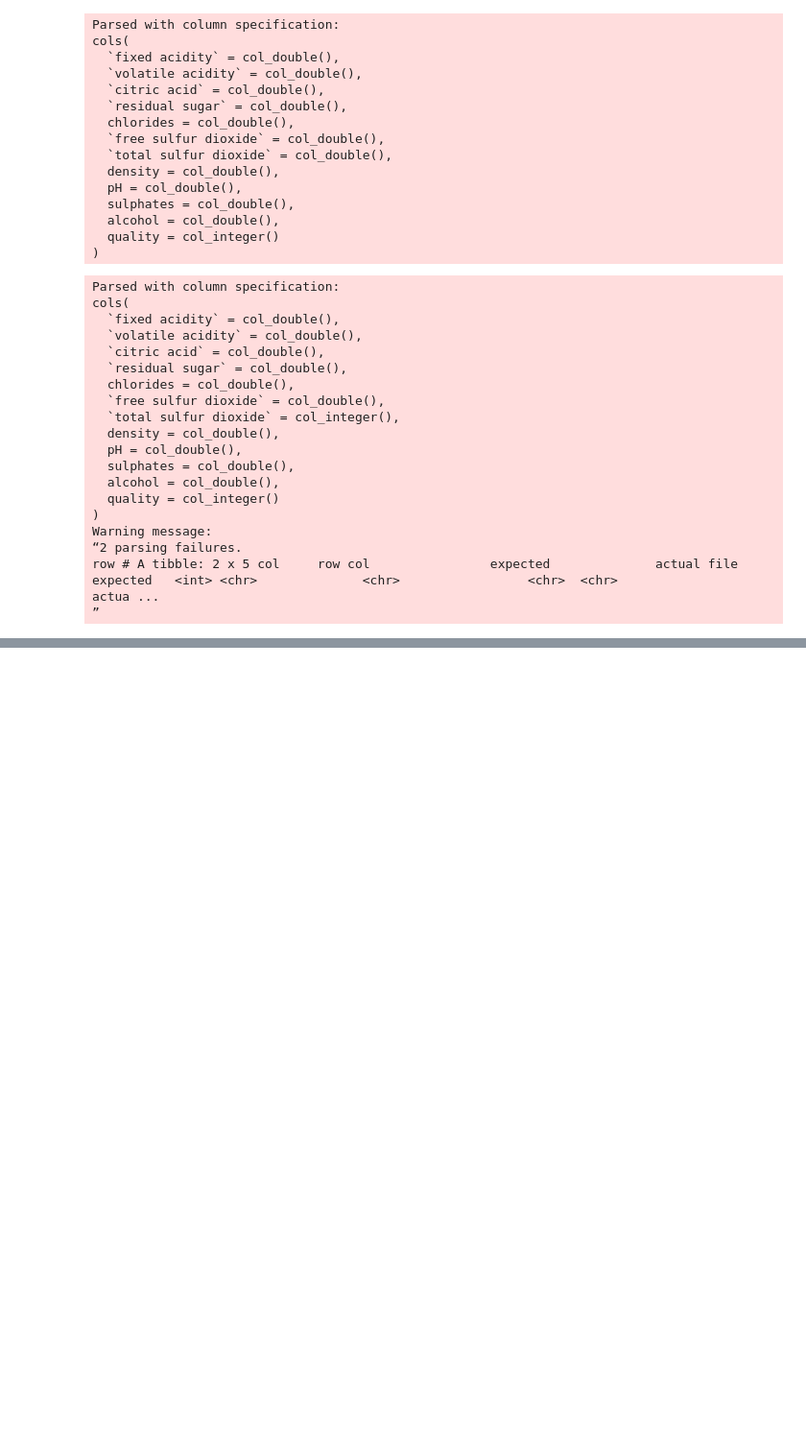
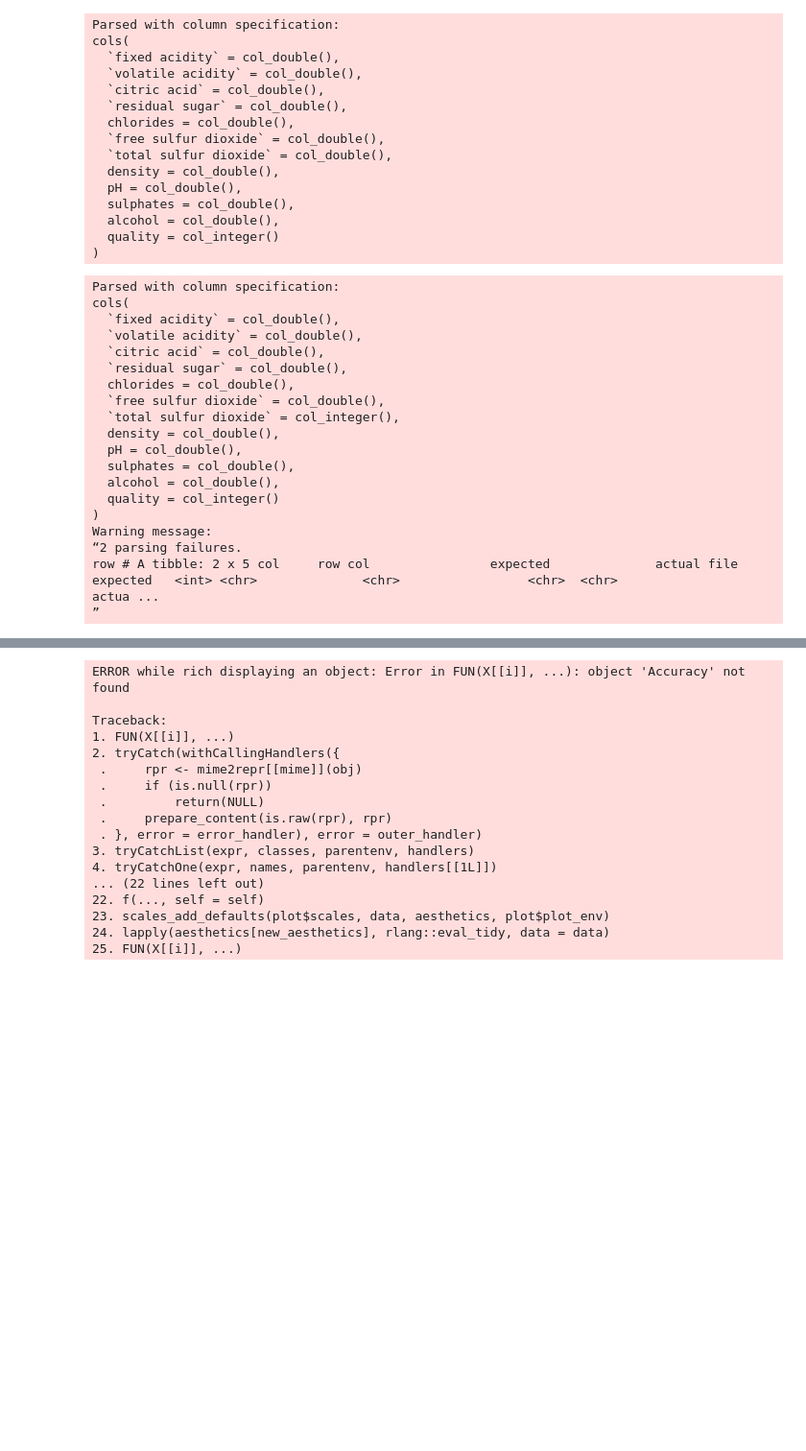
Before and after one commit to cryslee9/Predicting-Fine-Wine, a Jupyter notebook: fine_wine_analysis.ipynb, the cells around one changed output, grey strips where cells are left out. Shown: that part at 96% size. Cells and saved outputs as stored; diff of their text form; code cells hidden in the pictures; blank space fills up the shorter version.

```diff
--- a/fine_wine_analysis.ipynb
+++ b/fine_wine_analysis.ipynb
@@ -162,0 +378,3 @@ acidity_red
+# %%
+scaled_wine_data <- na.omit(scaled_wine_data)
+glimpse(scaled_wine_data)
@@ -162,0 +397,36 @@ acidity_red
+# %%
+set.seed(2017)
+training_rows <- scaled_wine_data %>%
+    select(quality) %>%
+    unlist() %>%
+    createDataPartition(p = 0.75, list = FALSE)
+
+training_set <- scaled_wine_data %>%
+    slice(training_rows)
+
+testing_set <- scaled_wine_data %>%
+    slice(-training_rows)
+
+X_train_type_all <- training_set %>%
+    select(fixed_acidity, volatile_acidity, citric_acid, residual_sugar, chlorides, free_sulfur_dioxide, total_sulfur_dioxide,
+           density, pH, sulphates, alcohol) %>%
+    data.frame()
+
+Y_train_type_all <- training_set %>%
+    select(quality) %>%
+    unlist()
+X_test_type_all <- testing_set %>%
+    select(fixed_acidity, volatile_acidity, citric_acid, residual_sugar, chlorides, free_sulfur_dioxide, total_sulfur_dioxide,
+           density, pH, sulphates, alcohol) %>%
+    data.frame()
+
+Y_test_type_all <- testing_set %>%
+    select(quality) %>%
+    unlist()
+# %%
+train_control <- trainControl(method = "cv", number = 10)
+k_lots_type_all = data.frame(k = seq(from = 1, to = 50 , by = 1))
+# %%
+set.seed(2017)
+knn_cv_type_all <- train(x = X_train_type_all, y = Y_train_type_all, method = "knn", tuneGrid = k_lots_type_all, trControl = train_control)
+knn_cv_type_all
@@ -162,0 +451,25 @@ acidity_red
+# %%
+accuracy_vs_k_type_all <- knn_cv_type_all$results %>%
+    ggplot(aes(x = k, y = Accuracy)) +
+    geom_point() +
+    geom_line()
+accuracy_vs_k_type_all
+# %% [output]
+ERROR while rich displaying an object: Error in FUN(X[[i]], ...): object 'Accuracy' not found
+
+Traceback:
+1. FUN(X[[i]], ...)
+2. tryCatch(withCallingHandlers({
+ .     rpr <- mime2repr[[mime]](obj)
+ .     if (is.null(rpr))
+ .         return(NULL)
+ .     prepare_content(is.raw(rpr), rpr)
+ . }, error = error_handler), error = outer_handler)
+3. tryCatchList(expr, classes, parentenv, handlers)
+4. tryCatchOne(expr, names, parentenv, handlers[[1L]])
+... (22 lines left out)
+22. f(..., self = self)
+23. scales_add_defaults(plot$scales, data, aesthetics, plot$plot_env)
+24. lapply(aesthetics[new_aesthetics], rlang::eval_tidy, data = data)
+25. FUN(X[[i]], ...)
+[figure, added]
```
Also changed, not shown: parts of 49 cells of this notebook.
